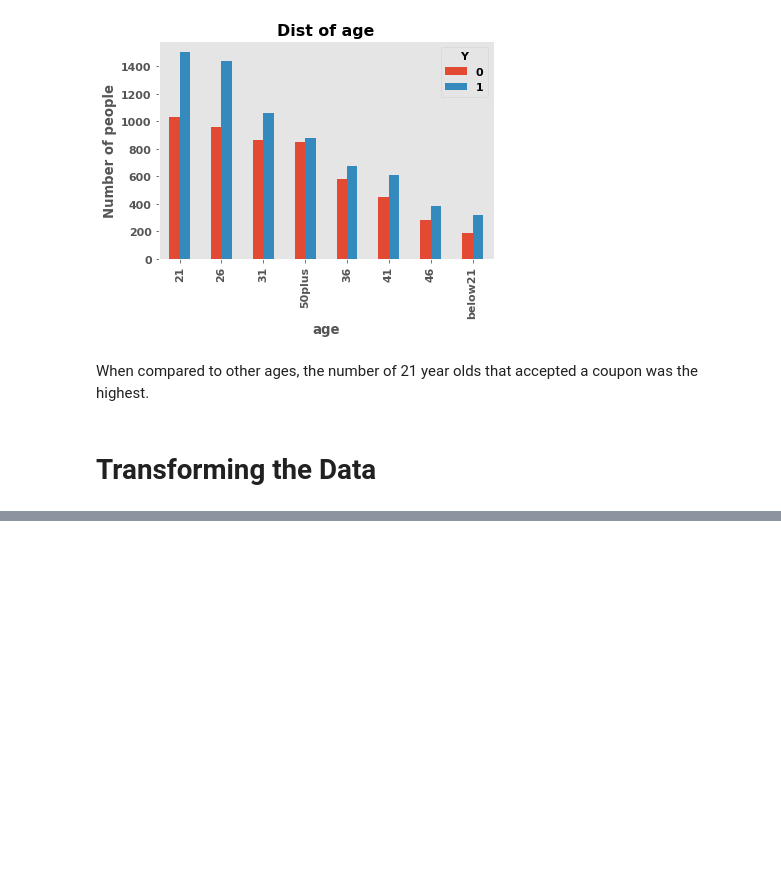
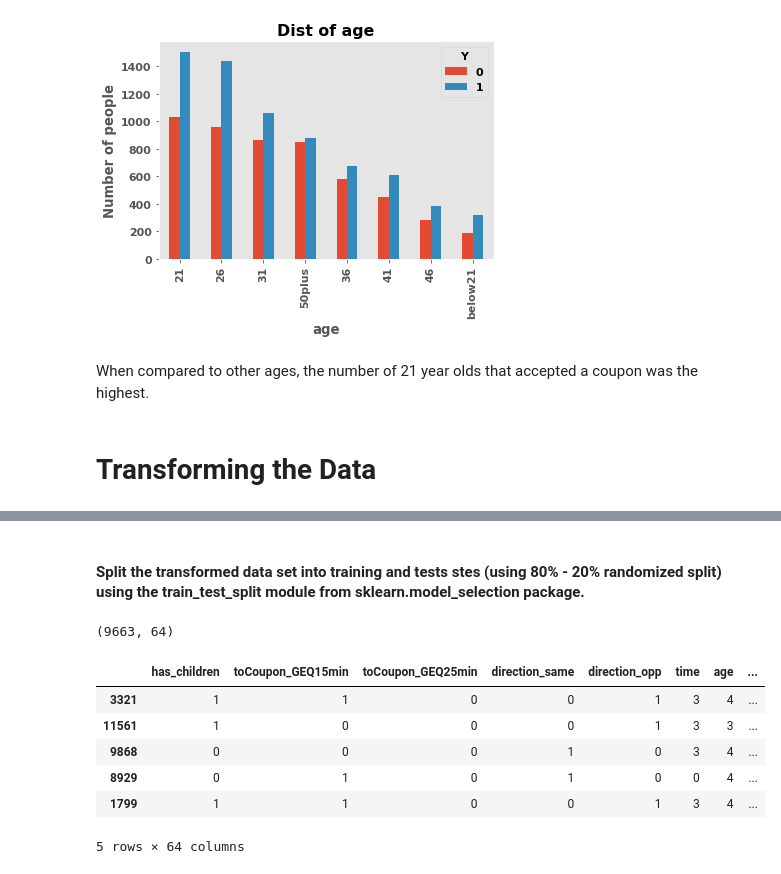
Before and after one commit to Ron256/GroupProjectMachLearning, a Jupyter notebook: GroupProject-in-vehicle-copoun-Recommendation.ipynb, the cells around one changed output, grey strips where cells are left out. Saved outputs shown, nothing was run; the diff lists cells and outputs as text; code cells hidden in the pictures; blank space fills up the shorter version.

```diff
--- a/GroupProject-in-vehicle-copoun-Recommendation.ipynb
+++ b/GroupProject-in-vehicle-copoun-Recommendation.ipynb
@@ -912,0 +963,2 @@ df_ver4
+# %%
+target  = df_ver4['Y']
@@ -912,0 +999,2 @@ df_ver4
+# %% [markdown]
+#### Split the transformed data set into training and tests stes (using 80% - 20% randomized split) using the train_test_split module from sklearn.model_selection package.
@@ -912,0 +1003,12 @@ df_ver4
+# %%
+print(vs_train.shape)
+vs_train[0:5]  # display the first five records
+# %% [output]
+(9663, 64)
+|  | has_children | toCoupon_GEQ15min | toCoupon_GEQ25min | direction_same | direction_opp | time | age | ... |
+| 3321 | 1 | 1 | 0 | 0 | 1 | 3 | 4 | ... |
+| 11561 | 1 | 0 | 0 | 0 | 1 | 3 | 3 | ... |
+| 9868 | 0 | 0 | 0 | 1 | 0 | 3 | 4 | ... |
+| 8929 | 0 | 1 | 0 | 1 | 0 | 0 | 4 | ... |
+| 1799 | 1 | 1 | 0 | 0 | 1 | 3 | 4 | ... |
+5 rows × 64 columns
```
Also changed, not shown: parts of 102 cells of this notebook.
